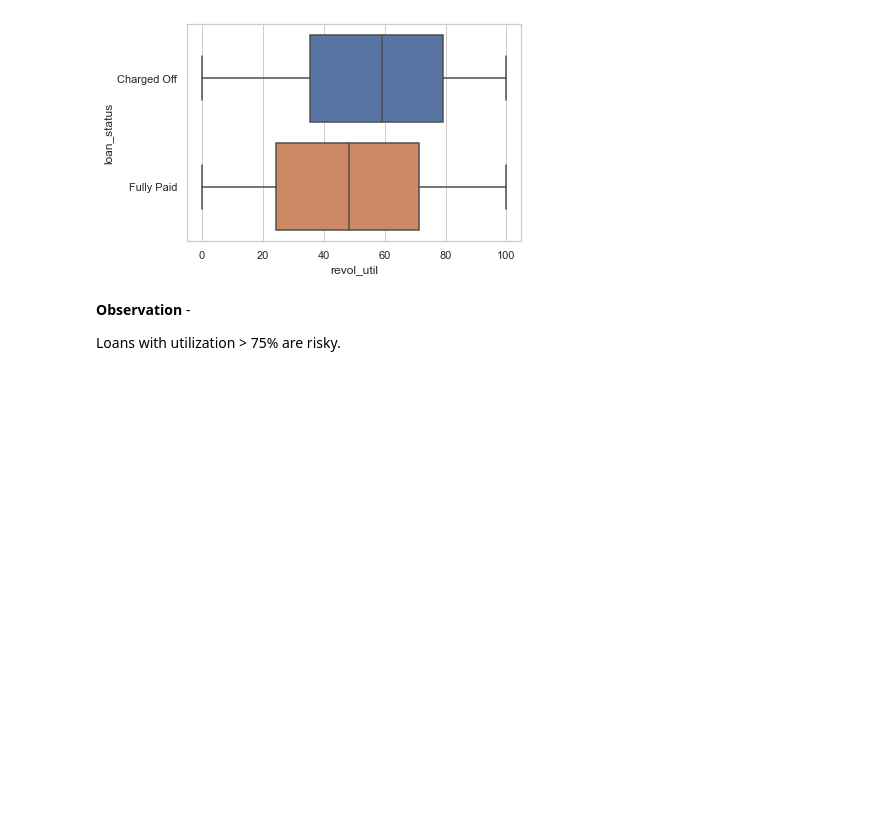
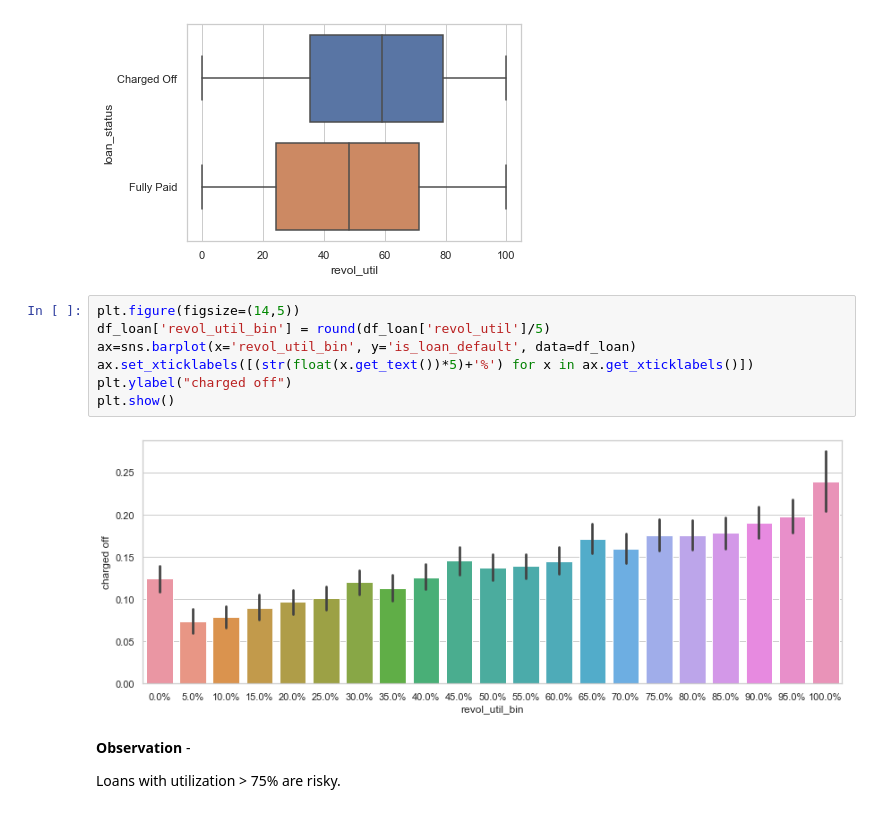
Before and after one commit to subhabrata-ghosh-1988/lending_club_case_study, a Jupyter notebook: Subhabrata_Ghosh_Lending_Club_Case_Study.ipynb, the cells around one changed output. Cells and saved outputs as stored; diff of their text form; blank space fills up the shorter version.

```diff
--- a/Subhabrata_Ghosh_Lending_Club_Case_Study.ipynb
+++ b/Subhabrata_Ghosh_Lending_Club_Case_Study.ipynb
@@ -1217,6 +1222,15 @@ df
 boxplot('revol_util',df_loan)
 # %% [output]
 [figure]
+# %%
+plt.figure(figsize=(14,5))
+df_loan['revol_util_bin'] = round(df_loan['revol_util']/5)
+ax=sns.barplot(x='revol_util_bin', y='is_loan_default', data=df_loan)
+ax.set_xticklabels([(str(float(x.get_text())*5)+'%') for x in ax.get_xticklabels()])
+plt.ylabel("charged off")
+plt.show()
+# %% [output]
+[figure, added]
 # %% [markdown]
 **Observation** - <p>Loans with utilization > 75% are risky.</p>
 # %% [markdown]
```
Also changed, not shown: parts of 15 cells of this notebook, 3 other files.
